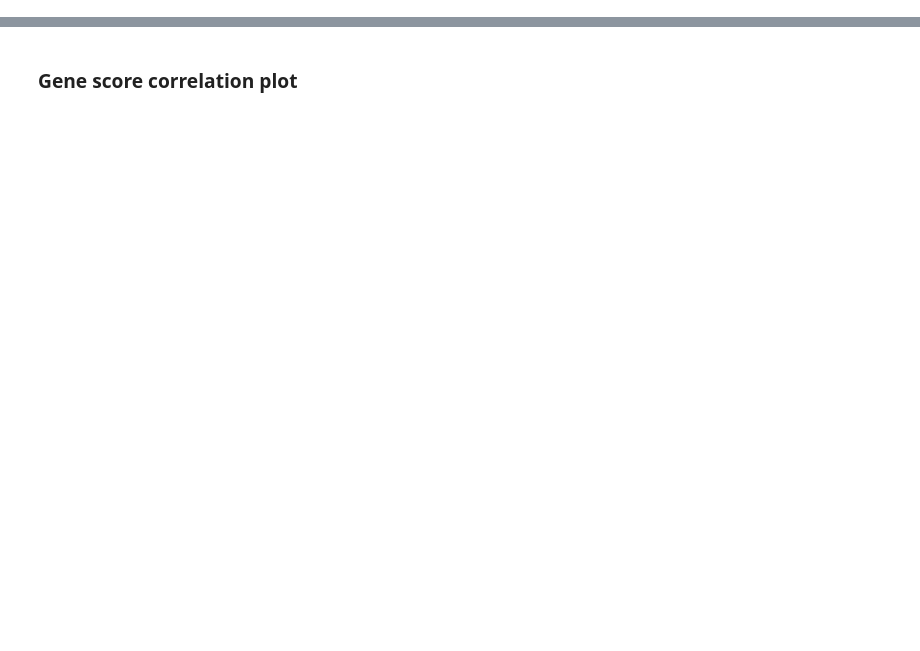
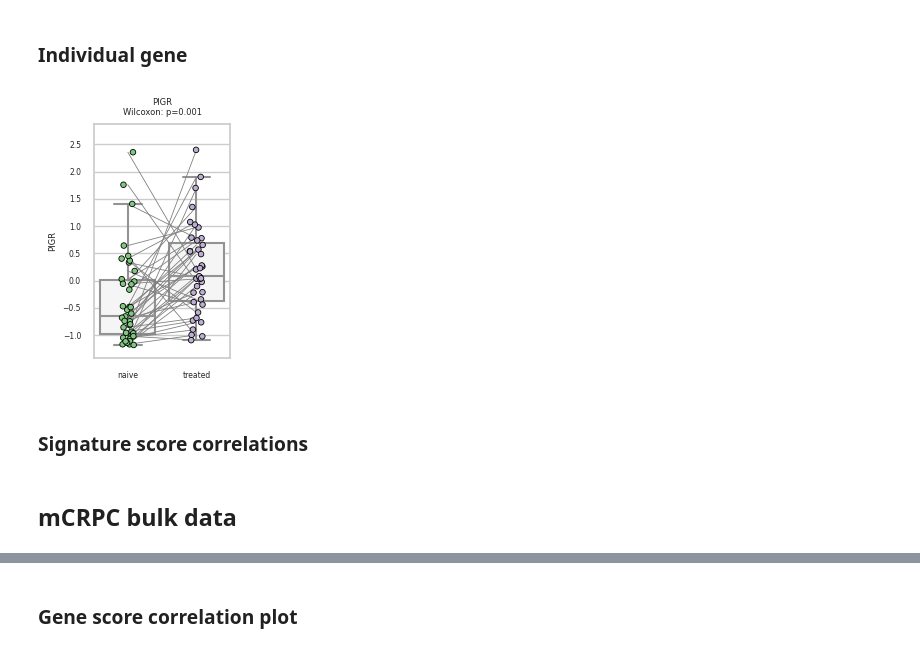
Before and after one commit to akiviaho/hillock_senescence, a Jupyter notebook: club_expression_profile_enrichment_test.ipynb, the cells around one changed output, grey strips where cells are left out. Drawn from its saved outputs; the diff is of its cells as text; code cells hidden in the pictures; blank space fills up the shorter version.

```diff
--- a/club_expression_profile_enrichment_test.ipynb
+++ b/club_expression_profile_enrichment_test.ipynb
@@ -308,0 +645,36 @@ for score_name in gene_modules_dict.keys():
+# %% [markdown]
+### Individual gene
+# %%
+
+# Only keep those with paired samples
+plot_df = dat[dat['patient'].isin(meta['patient'].value_counts()[(meta['patient'].value_counts() == 2)].index)]
+
+gene_name = 'PIGR'
+
+fig, ax = plt.subplots(figsize=(2,3))
+sns.boxplot(data=plot_df, x='treatment_status', y=gene_name, color='whitesmoke', fliersize=0, ax=ax)
+sns.stripplot(data=plot_df, x='treatment_status', y=gene_name, hue='treatment_status', s=4, edgecolor='black', linewidth=0.6, legend=False, ax=ax)
+
+for patient in plot_df['patient'].unique():
+    patient_data = plot_df[plot_df['patient'] == patient]
+    ax.plot(patient_data['treatment_status'], patient_data[gene_name], color='gray', linestyle='-', linewidth=0.6)
+
+g1 = plot_df[plot_df['treatment_status'] == 'treated'].sort_values('patient')
+g2 = plot_df[plot_df['treatment_status'] == 'naive'].sort_values('patient')
+
+if (pd.Index(g2['patient']) == pd.Index(g2['patient'])).all():
+    stat, pval = wilcoxon(g1[gene_name], g2[gene_name])
+else:
+    stat = np.nan
+    pval = np.nan
+
+ax.set_xlabel('')
+ax.set_ylim(plot_df[gene_name].min() * 1.2, plot_df[gene_name].max() * 1.2)
+ax.set_title(f'{gene_name}\nWilcoxon: p={pval:.3f}')
+
+plt.tight_layout()
+plt.show()
+# %% [output]
+[figure, added]
+# %% [markdown]
+### Signature score correlations
@@ -308,0 +773,2 @@ for score_name in gene_modules_dict.keys():
+# %% [markdown]
+## mCRPC bulk data
```
Also changed, not shown: parts of 87 cells of this notebook, 1 other file.
